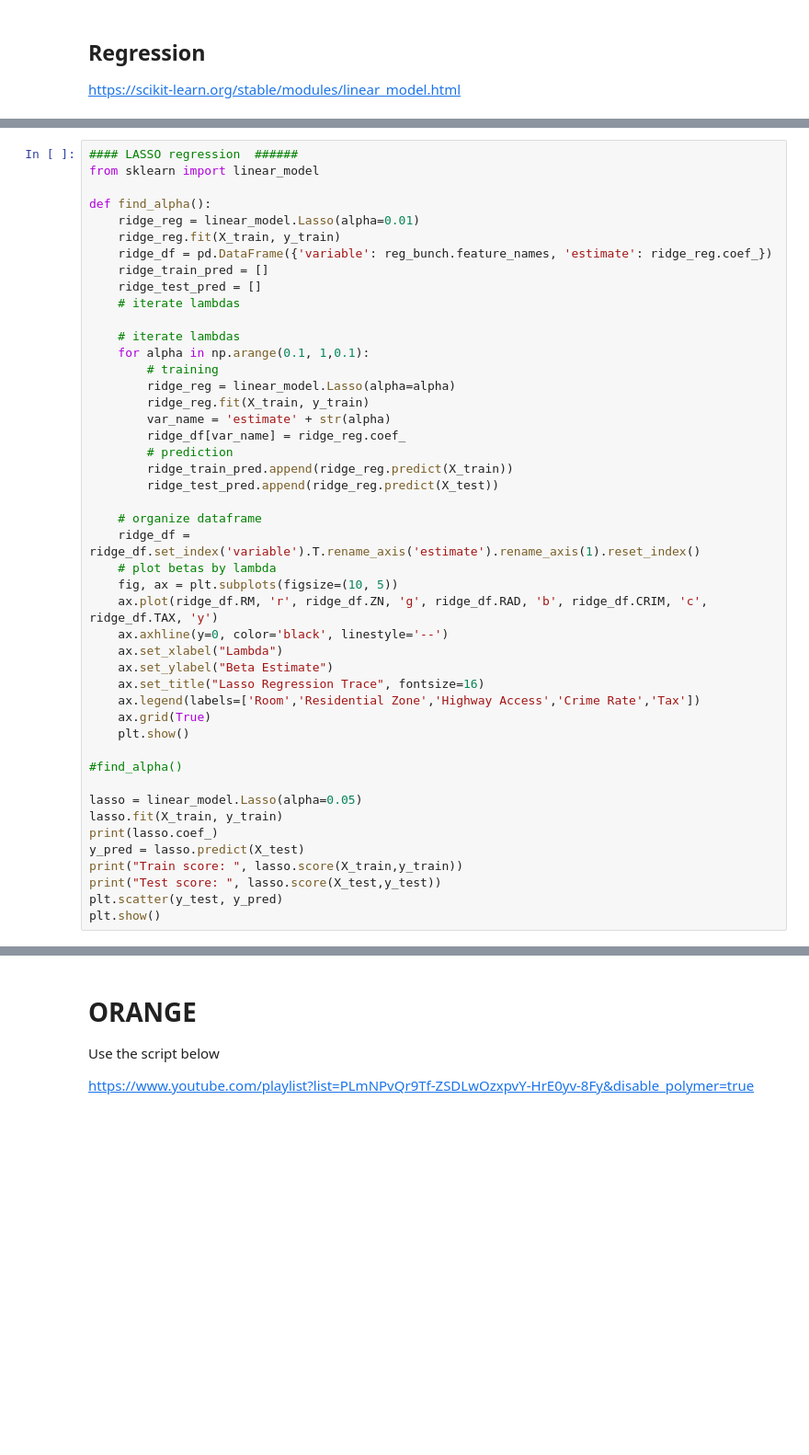
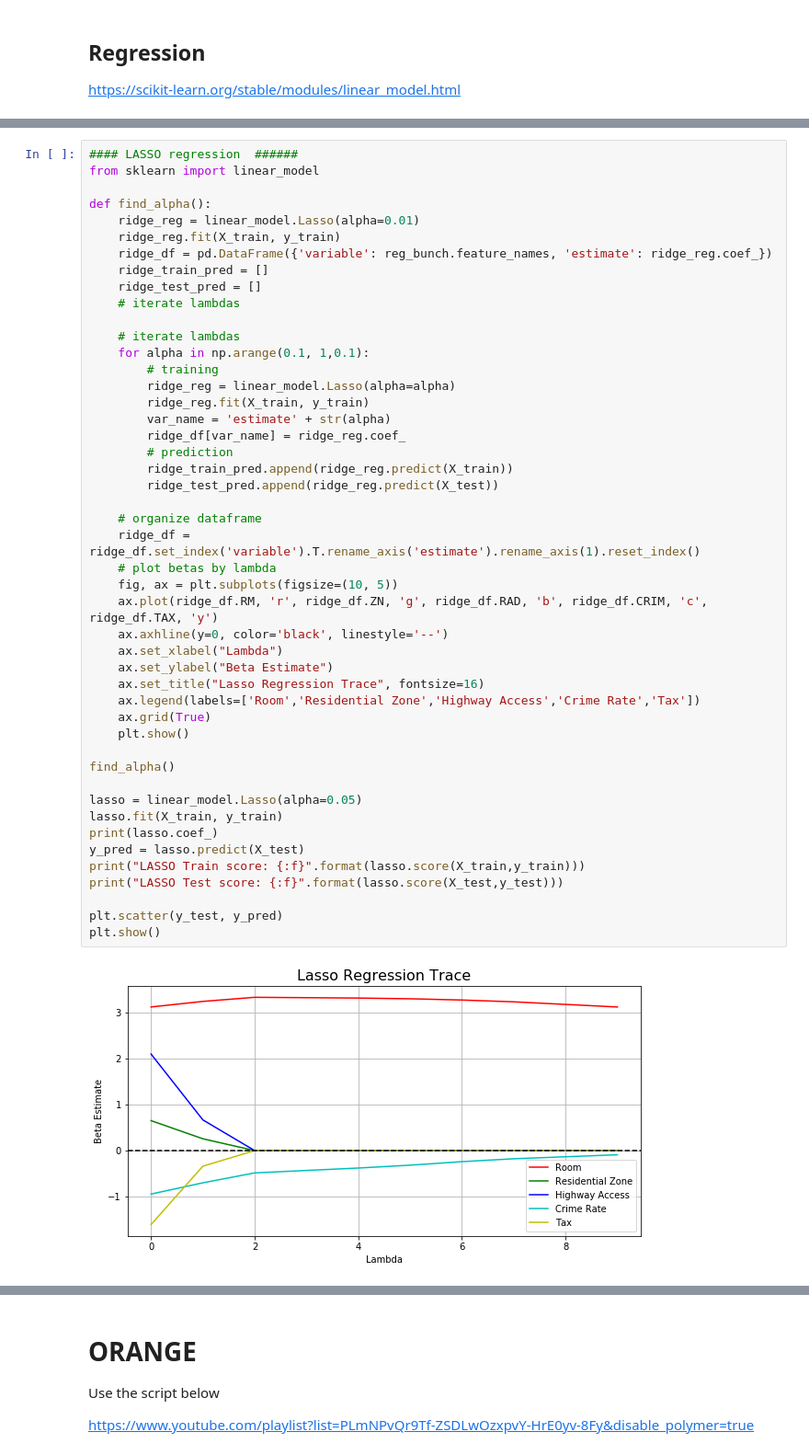
Before and after one commit to statisticscoursestudent/rice_ds-bc19, a Jupyter notebook: ds-bc19/02.1 PM Tuesday_ Intro to Modern Regression & Cross Validation with hands on lab/day2_PM_code_along.ipynb, the cells around one changed output, grey strips where cells are left out. Shown: that part at 92% size. Drawn from its saved outputs; the diff is of its cells as text; blank space fills up the shorter version.

```diff
--- a/ds-bc19/02.1 PM Tuesday_ Intro to Modern Regression & Cross Validation with hands on lab/day2_PM_code_along.ipynb
+++ b/ds-bc19/02.1 PM Tuesday_ Intro to Modern Regression & Cross Validation with hands on lab/day2_PM_code_along.ipynb
@@ -343,36 +501,38 @@ def find_alpha():
         # training
         ridge_reg = linear_model.Lasso(alpha=alpha)
         ridge_reg.fit(X_train, y_train)
         var_name = 'estimate' + str(alpha)
         ridge_df[var_name] = ridge_reg.coef_
         # prediction
         ridge_train_pred.append(ridge_reg.predict(X_train))
         ridge_test_pred.append(ridge_reg.predict(X_test))
 
     # organize dataframe
     ridge_df = ridge_df.set_index('variable').T.rename_axis('estimate').rename_axis(1).reset_index()
     # plot betas by lambda
     fig, ax = plt.subplots(figsize=(10, 5))
     ax.plot(ridge_df.RM, 'r', ridge_df.ZN, 'g', ridge_df.RAD, 'b', ridge_df.CRIM, 'c', ridge_df.TAX, 'y')
     ax.axhline(y=0, color='black', linestyle='--')
     ax.set_xlabel("Lambda")
     ax.set_ylabel("Beta Estimate")
     ax.set_title("Lasso Regression Trace", fontsize=16)
     ax.legend(labels=['Room','Residential Zone','Highway Access','Crime Rate','Tax'])
     ax.grid(True)
     plt.show()
 
-#find_alpha()
+find_alpha()
 
 lasso = linear_model.Lasso(alpha=0.05)
 lasso.fit(X_train, y_train)
 print(lasso.coef_)
 y_pred = lasso.predict(X_test)
-print("Train score: ", lasso.score(X_train,y_train))
-print("Test score: ", lasso.score(X_test,y_test))
+print("LASSO Train score: {:f}".format(lasso.score(X_train,y_train)))
+print("LASSO Test score: {:f}".format(lasso.score(X_test,y_test)))
+
 plt.scatter(y_test, y_pred)
 plt.show()
 # %% [output]
+[figure, new version]
 [-0.83796934  0.46704064  0.          0.70483741 -1.74067035  3.16378634
  -0.06698043 -2.67152839  1.42785917 -0.98008334 -1.90529396  1.07252204
  -3.62223499]
```
Also changed, not shown: parts of 15 cells of this notebook, 9 other files.
